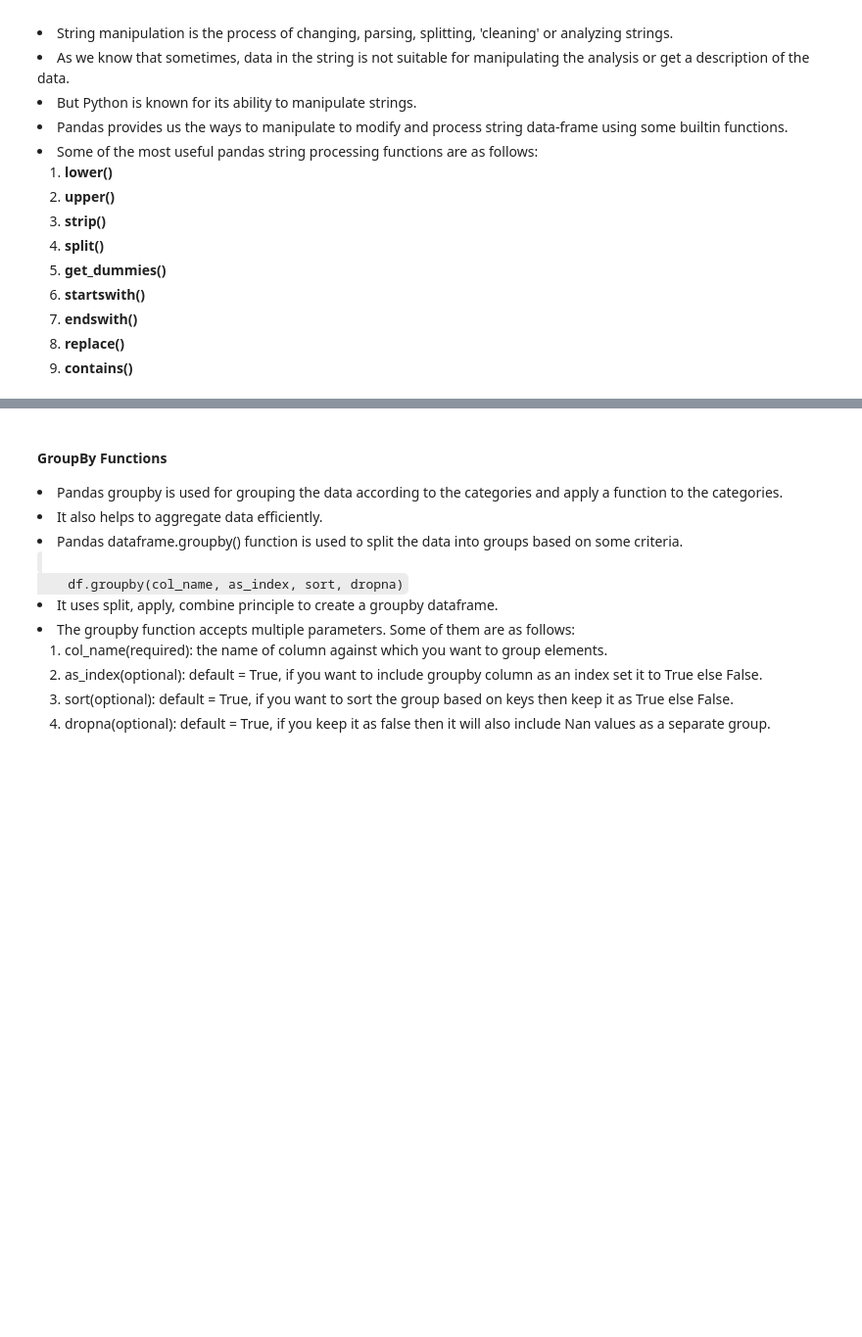
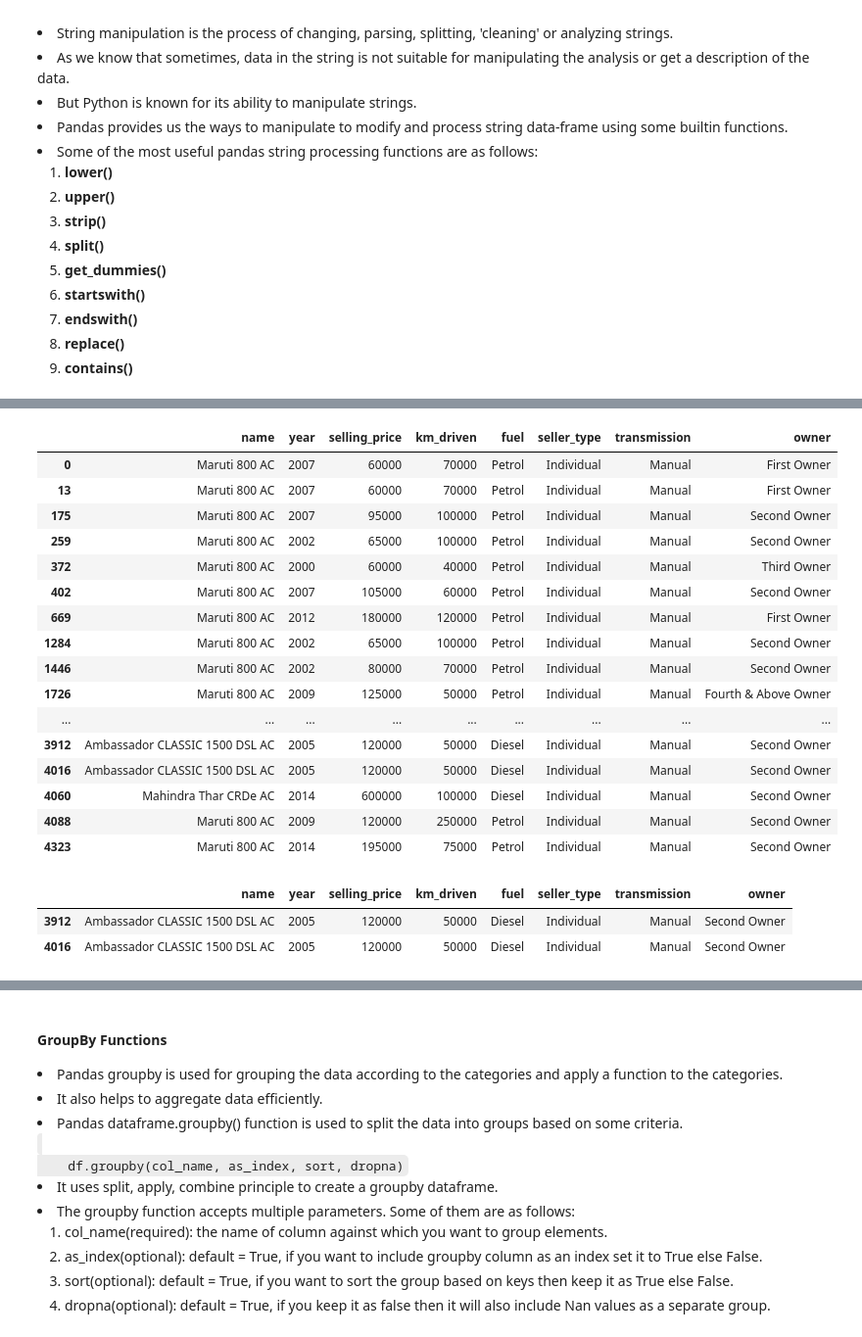
Before and after one commit to prabhat-123/Lumbini_DS_Class, a Jupyter notebook: pandas_review.ipynb, the cells around one changed output, grey strips where cells are left out. Shown at 98% size. Cells and saved outputs as stored; diff of their text form; code cells hidden in the pictures; blank space fills up the shorter version.

```diff
--- a/pandas_review.ipynb
+++ b/pandas_review.ipynb
@@ -832,0 +1036,3 @@ sorted_rows = df.sort_values("column_name")
+# %%
+car_df = pd.read_csv('car_details.csv')
+car_df.head()
@@ -832,0 +1062,26 @@ sorted_rows = df.sort_values("column_name")
+# %%
+car_df[car_df['name'].str.endswith('AC')]
+# %% [output]
+|  | name | year | selling_price | km_driven | fuel | seller_type | transmission | owner |
+| 0 | Maruti 800 AC | 2007 | 60000 | 70000 | Petrol | Individual | Manual | First Owner |
+| 13 | Maruti 800 AC | 2007 | 60000 | 70000 | Petrol | Individual | Manual | First Owner |
+| 175 | Maruti 800 AC | 2007 | 95000 | 100000 | Petrol | Individual | Manual | Second Owner |
+| 259 | Maruti 800 AC | 2002 | 65000 | 100000 | Petrol | Individual | Manual | Second Owner |
+| 372 | Maruti 800 AC | 2000 | 60000 | 40000 | Petrol | Individual | Manual | Third Owner |
+| 402 | Maruti 800 AC | 2007 | 105000 | 60000 | Petrol | Individual | Manual | Second Owner |
+| 669 | Maruti 800 AC | 2012 | 180000 | 120000 | Petrol | Individual | Manual | First Owner |
+| 1284 | Maruti 800 AC | 2002 | 65000 | 100000 | Petrol | Individual | Manual | Second Owner |
+| 1446 | Maruti 800 AC | 2002 | 80000 | 70000 | Petrol | Individual | Manual | Second Owner |
+| 1726 | Maruti 800 AC | 2009 | 125000 | 50000 | Petrol | Individual | Manual | Fourth & Above Owner |
+| ... | ... | ... | ... | ... | ... | ... | ... | ... |
+| 3912 | Ambassador CLASSIC 1500 DSL AC | 2005 | 120000 | 50000 | Diesel | Individual | Manual | Second Owner |
+| 4016 | Ambassador CLASSIC 1500 DSL AC | 2005 | 120000 | 50000 | Diesel | Individual | Manual | Second Owner |
+| 4060 | Mahindra Thar CRDe AC | 2014 | 600000 | 100000 | Diesel | Individual | Manual | Second Owner |
+| 4088 | Maruti 800 AC | 2009 | 120000 | 250000 | Petrol | Individual | Manual | Second Owner |
+| 4323 | Maruti 800 AC | 2014 | 195000 | 75000 | Petrol | Individual | Manual | Second Owner |
+# %%
+car_df[car_df['name'].str.contains('CLASSIC')]
+# %% [output]
+|  | name | year | selling_price | km_driven | fuel | seller_type | transmission | owner |
+| 3912 | Ambassador CLASSIC 1500 DSL AC | 2005 | 120000 | 50000 | Diesel | Individual | Manual | Second Owner |
+| 4016 | Ambassador CLASSIC 1500 DSL AC | 2005 | 120000 | 50000 | Diesel | Individual | Manual | Second Owner |
```
Also changed, not shown: parts of 36 cells of this notebook, 1 other file.
